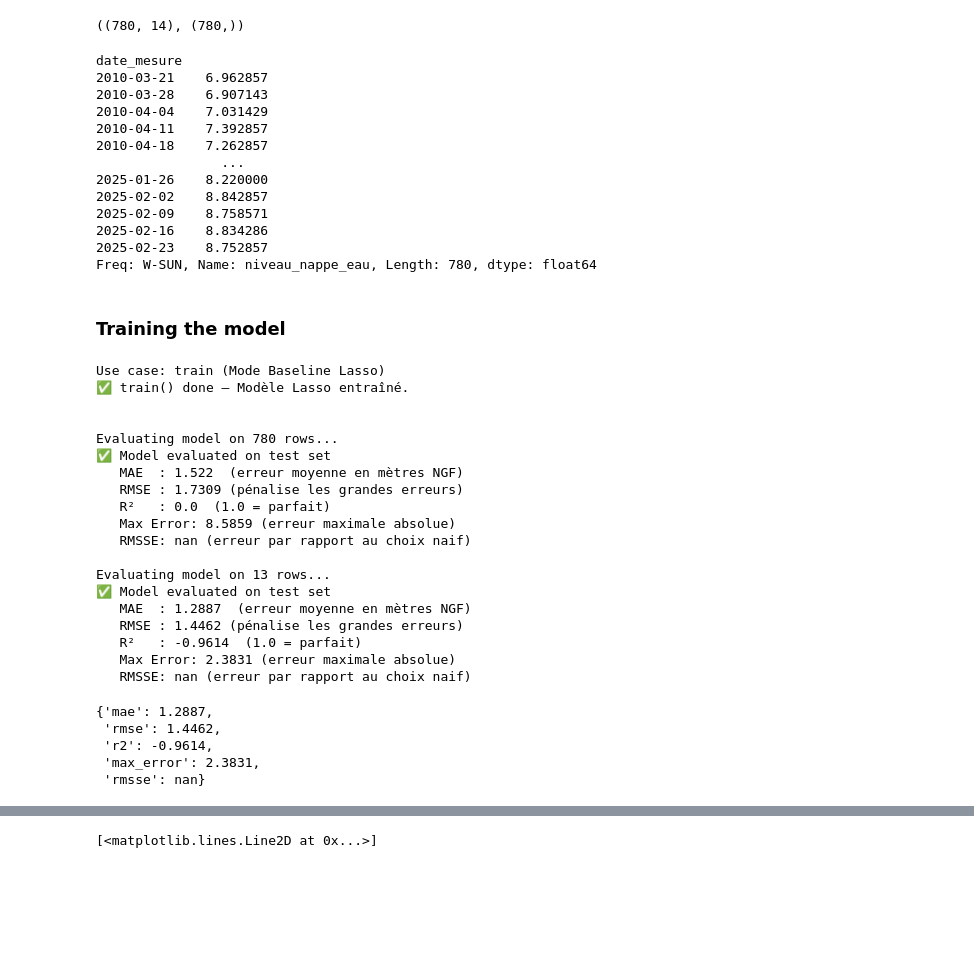
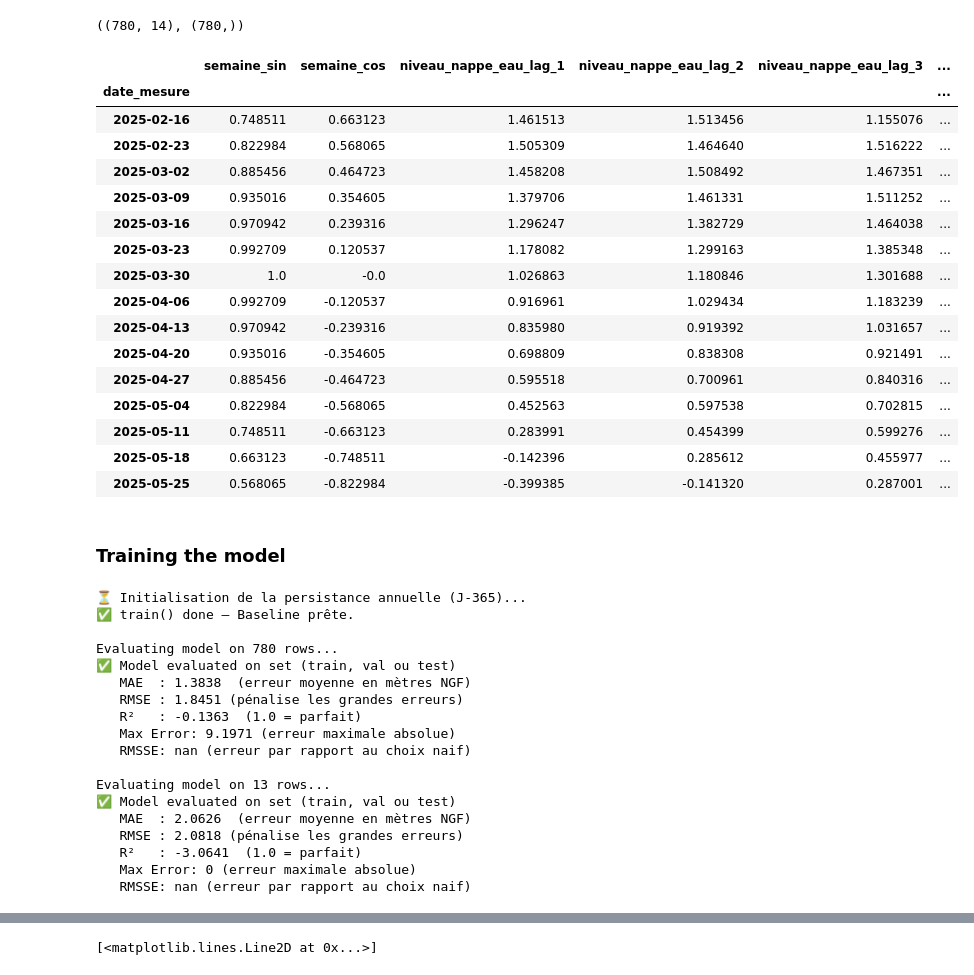
Before and after one commit to charourou/Projet_Hydrosense, a Jupyter notebook: notebooks/Week_evaluate_MRI.ipynb, the cells around one changed output, grey strips where cells are left out. Cells and saved outputs as stored; diff of their text form; code cells hidden in the pictures; blank space fills up the shorter version.

```diff
--- a/notebooks/Week_evaluate_MRI.ipynb
+++ b/notebooks/Week_evaluate_MRI.ipynb
@@ -132,49 +132,48 @@ X_train_scaled.shape, y_train.shape
 # %% [output]
 ((780, 14), (780,))
 # %%
-y_train
+pd.concat([X_train_scaled, X_test_scaled]).tail(15)
 # %% [output]
-date_mesure
-2010-03-21    6.962857
-2010-03-28    6.907143
-2010-04-04    7.031429
-2010-04-11    7.392857
-2010-04-18    7.262857
-                ...
-2025-01-26    8.220000
-2025-02-02    8.842857
-2025-02-09    8.758571
-2025-02-16    8.834286
-2025-02-23    8.752857
-Freq: W-SUN, Name: niveau_nappe_eau, Length: 780, dtype: float64
+|  | semaine_sin | semaine_cos | niveau_nappe_eau_lag_1 | niveau_nappe_eau_lag_2 | niveau_nappe_eau_lag_3 | ... |
+| date_mesure |  |  |  |  |  | ... |
+| 2025-02-16 | 0.748511 | 0.663123 | 1.461513 | 1.513456 | 1.155076 | ... |
+| 2025-02-23 | 0.822984 | 0.568065 | 1.505309 | 1.464640 | 1.516222 | ... |
+| 2025-03-02 | 0.885456 | 0.464723 | 1.458208 | 1.508492 | 1.467351 | ... |
+| 2025-03-09 | 0.935016 | 0.354605 | 1.379706 | 1.461331 | 1.511252 | ... |
+| 2025-03-16 | 0.970942 | 0.239316 | 1.296247 | 1.382729 | 1.464038 | ... |
+| 2025-03-23 | 0.992709 | 0.120537 | 1.178082 | 1.299163 | 1.385348 | ... |
+| 2025-03-30 | 1.0 | -0.0 | 1.026863 | 1.180846 | 1.301688 | ... |
+| 2025-04-06 | 0.992709 | -0.120537 | 0.916961 | 1.029434 | 1.183239 | ... |
+| 2025-04-13 | 0.970942 | -0.239316 | 0.835980 | 0.919392 | 1.031657 | ... |
+| 2025-04-20 | 0.935016 | -0.354605 | 0.698809 | 0.838308 | 0.921491 | ... |
+| 2025-04-27 | 0.885456 | -0.464723 | 0.595518 | 0.700961 | 0.840316 | ... |
+| 2025-05-04 | 0.822984 | -0.568065 | 0.452563 | 0.597538 | 0.702815 | ... |
+| 2025-05-11 | 0.748511 | -0.663123 | 0.283991 | 0.454399 | 0.599276 | ... |
+| 2025-05-18 | 0.663123 | -0.748511 | -0.142396 | 0.285612 | 0.455977 | ... |
+| 2025-05-25 | 0.568065 | -0.822984 | -0.399385 | -0.141320 | 0.287001 | ... |
 # %% [markdown]
 ### Training the model
 # %%
-model, history = train(X_train_scaled, y_train, optimize=False)
-evaluate_model(model, X_train_scaled, y_train)
-evaluate_model(model, X_test_scaled, y_test)
+base_model, _ = train(X_train_scaled, y_train, pick_model= 'BASE')
+evaluate_model(base_model, X_train_scaled, y_train)
+evaluate_model(base_model, X_test_scaled, y_test)
+y_pred = base_model.predict(X_test=X_test_scaled)
 # %% [output]
-Use case: train (Mode Baseline Lasso)
-✅ train() done — Modèle Lasso entraîné.
-
+⏳ Initialisation de la persistance annuelle (J-365)...
+✅ train() done — Baseline prête.
 
 Evaluating model on 780 rows...
-✅ Model evaluated on test set
-   MAE  : 1.522  (erreur moyenne en mètres NGF)
-   RMSE : 1.7309 (pénalise les grandes erreurs)
-   R²   : 0.0  (1.0 = parfait)
-   Max Error: 8.5859 (erreur maximale absolue)
+✅ Model evaluated on set (train, val ou test)
+   MAE  : 1.3838  (erreur moyenne en mètres NGF)
+   RMSE : 1.8451 (pénalise les grandes erreurs)
+   R²   : -0.1363  (1.0 = parfait)
+   Max Error: 9.1971 (erreur maximale absolue)
    RMSSE: nan (erreur par rapport au choix naif)
 
 Evaluating model on 13 rows...
-✅ Model evaluated on test set
-   MAE  : 1.2887  (erreur moyenne en mètres NGF)
-   RMSE : 1.4462 (pénalise les grandes erreurs)
-   R²   : -0.9614  (1.0 = parfait)
-   Max Error: 2.3831 (erreur maximale absolue)
+✅ Model evaluated on set (train, val ou test)
+   MAE  : 2.0626  (erreur moyenne en mètres NGF)
+   RMSE : 2.0818 (pénalise les grandes erreurs)
+   R²   : -3.0641  (1.0 = parfait)
+   Max Error: 0 (erreur maximale absolue)
    RMSSE: nan (erreur par rapport au choix naif)
-{'mae': 1.2887,
- 'rmse': 1.4462,
- 'r2': -0.9614,
- 'max_error': 2.3831,
- 'rmsse': nan}
```
Also changed, not shown: parts of 7 cells of this notebook.
